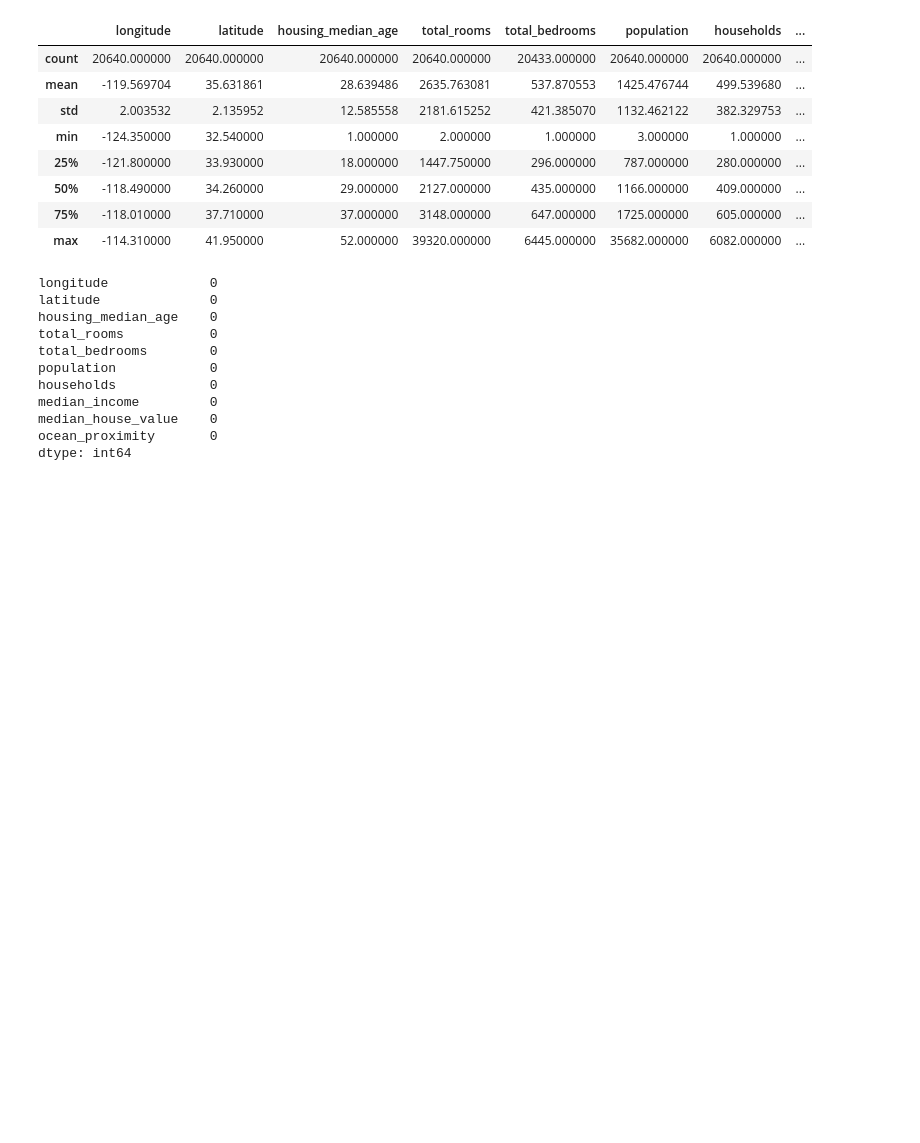
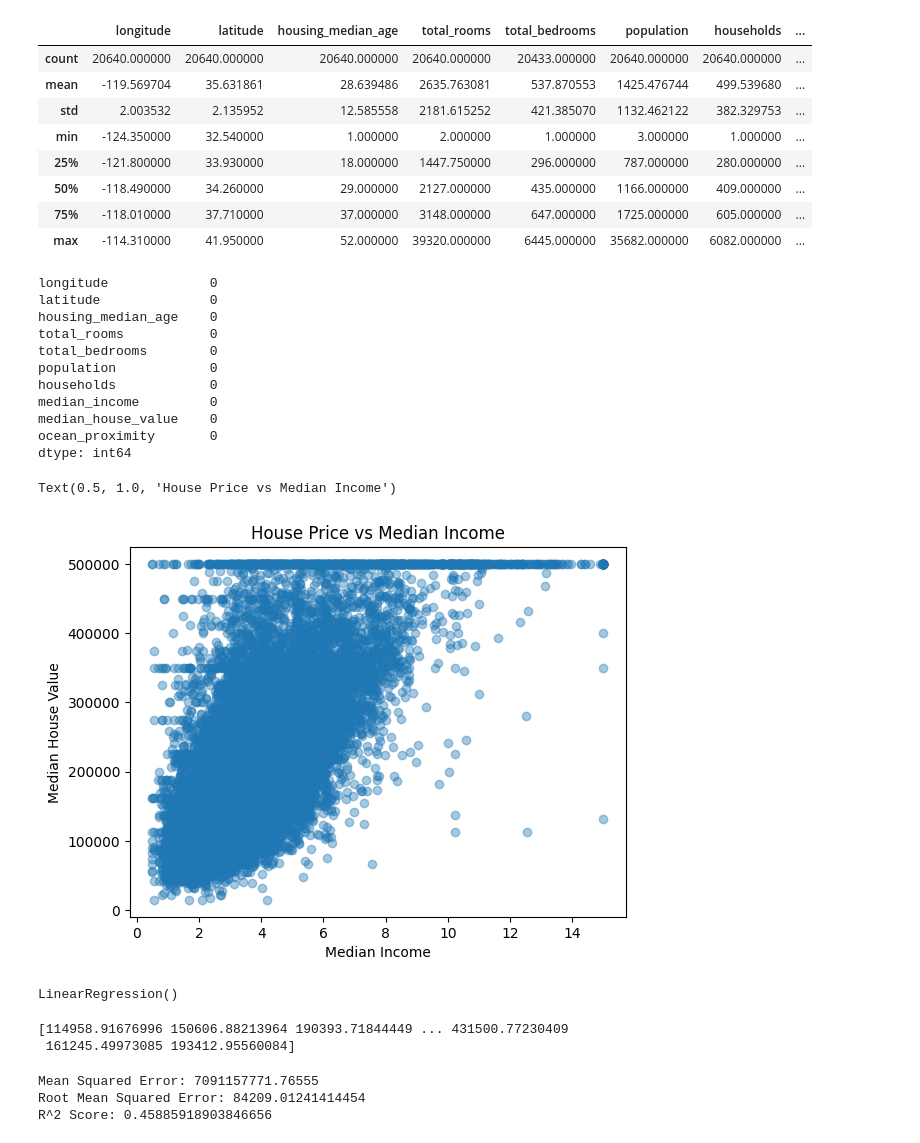
Before and after one commit to ranjanvrma/house-price-prediction, a Jupyter notebook: notebooks/house_price_analysis.ipynb, the cells around one changed output. Saved outputs shown, nothing was run; the diff lists cells and outputs as text; code cells hidden in the pictures; blank space fills up the shorter version.

Commit message:
Finalize Baseline Regression Results

```diff
--- a/notebooks/house_price_analysis.ipynb
+++ b/notebooks/house_price_analysis.ipynb
@@ -76,3 +79,15 @@ median_income         0
 median_house_value    0
 ocean_proximity       0
 dtype: int64
+# %%
+# Prepare the data for modeling
+X = df[['median_income']] # must be a 2D array
+y = df['median_house_value']
+# %%
+plt.scatter(X, y, alpha=0.4)
+plt.xlabel('Median Income')
+plt.ylabel('Median House Value')
+plt.title('House Price vs Median Income')
+# %% [output]
+Text(0.5, 1.0, 'House Price vs Median Income')
+[figure, added]
@@ -78,0 +99,21 @@ dtype: int64
+# %%
+# Train a simple linear regression model
+lr_model = LinearRegression()
+lr_model.fit(X_train, y_train)
+# %% [output]
+LinearRegression()
+# %%
+# Make predictions
+y_test_pred = lr_model.predict(X_test)
+print(y_pred)
+# %% [output]
+[114958.91676996 150606.88213964 190393.71844449 ... 431500.77230409
+ 161245.49973085 193412.95560084]
+# %%
+print("Mean Squared Error:", mean_squared_error(y_test, y_test_pred))
+print("Root Mean Squared Error:", np.sqrt(mean_squared_error(y_test, y_test_pred)))
+print("R^2 Score:", r2_score(y_test, y_test_pred))
+# %% [output]
+Mean Squared Error: 7091157771.76555
+Root Mean Squared Error: 84209.01241414454
+R^2 Score: 0.45885918903846656
```
Also changed, not shown: parts of 2 cells of this notebook.
